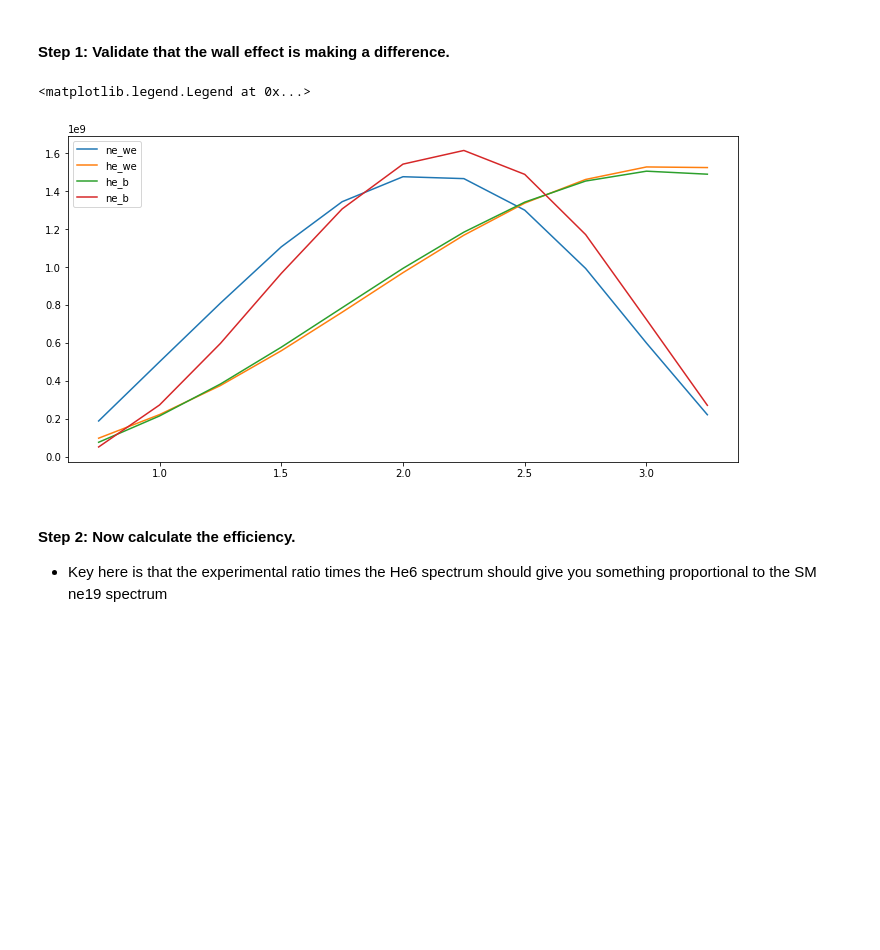
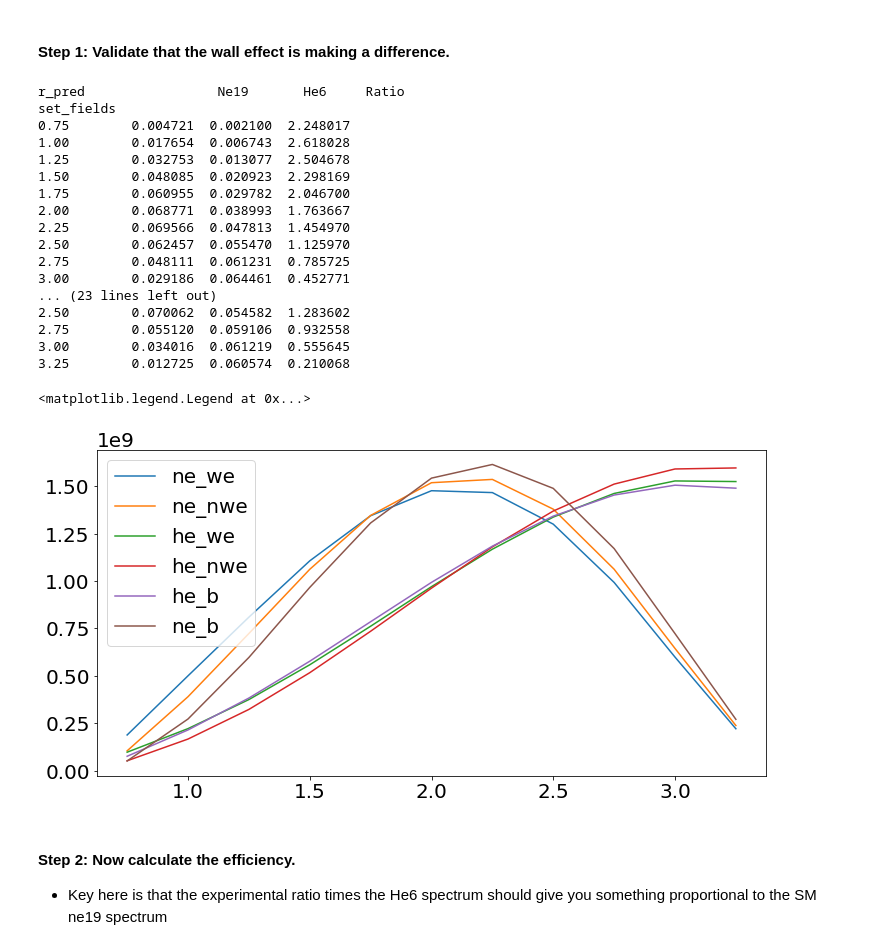
Before and after one commit to drewbyron/rocks-analysis-notebooks, a Jupyter notebook: MC_thesis_studies.ipynb, the cells around one changed output. Drawn from its saved outputs; the diff is of its cells as text; code cells hidden in the pictures; blank space fills up the shorter version.

```diff
--- a/MC_thesis_studies.ipynb
+++ b/MC_thesis_studies.ipynb
@@ -602,37 +602,54 @@ spectra_ne_we, spectra_he_we = we.we_simple_MC(set_fields,
               b,
               counts_per_isotope = 10**10,
               monitor_rate = 10**12,
               counts_pois = True,
               mon_pois = True,
               wall_effect = True)
 
 b = +1
 spectra_ne_b, spectra_he_b = we.we_simple_MC(set_fields,
               freq_BWs,
               C_exp,
               b,
               counts_per_isotope = 10**10,
               monitor_rate = 10**12,
               counts_pois = True,
               mon_pois = True,
               wall_effect = False)
 
 # Plot results.
 fig0, ax0 = plt.subplots(figsize=(12,6))
 
 plt.plot(spectra_ne_we.index, spectra_ne_we.event_count, label = "ne_we")
-# plt.plot(spectra_ne_nwe.index, spectra_ne_nwe.event_count, label = "ne_nwe")
+plt.plot(spectra_ne_nwe.index, spectra_ne_nwe.event_count, label = "ne_nwe")
 
 plt.plot(spectra_he_we.index, spectra_he_we.event_count, label = "he_we")
-# plt.plot(spectra_he_nwe.index, spectra_he_nwe.event_count, label = "he_nwe")
+plt.plot(spectra_he_nwe.index, spectra_he_nwe.event_count, label = "he_nwe")
 
 plt.plot(spectra_he_b.index, spectra_he_b.event_count, label = "he_b")
 plt.plot(spectra_ne_b.index, spectra_ne_b.event_count, label = "ne_b")
 
 ax0.legend()
 # %% [output]
-<matplotlib.legend.Legend at 0x...>
+r_pred                 Ne19       He6     Ratio
+set_fields
+0.75        0.004721  0.002100  2.248017
+1.00        0.017654  0.006743  2.618028
+1.25        0.032753  0.013077  2.504678
+1.50        0.048085  0.020923  2.298169
+1.75        0.060955  0.029782  2.046700
+2.00        0.068771  0.038993  1.763667
+2.25        0.069566  0.047813  1.454970
+2.50        0.062457  0.055470  1.125970
+2.75        0.048111  0.061231  0.785725
+3.00        0.029186  0.064461  0.452771
+... (23 lines left out)
+2.50        0.070062  0.054582  1.283602
+2.75        0.055120  0.059106  0.932558
+3.00        0.034016  0.061219  0.555645
+3.25        0.012725  0.060574  0.210068
+<matplotlib.legend.Legend at 0x...>
-[figure, old version]
+[figure, new version]
 # %% [markdown]
 #### Step 2: Now calculate the efficiency.
 
```
Also changed, not shown: parts of 2 cells of this notebook, 8 other files.
